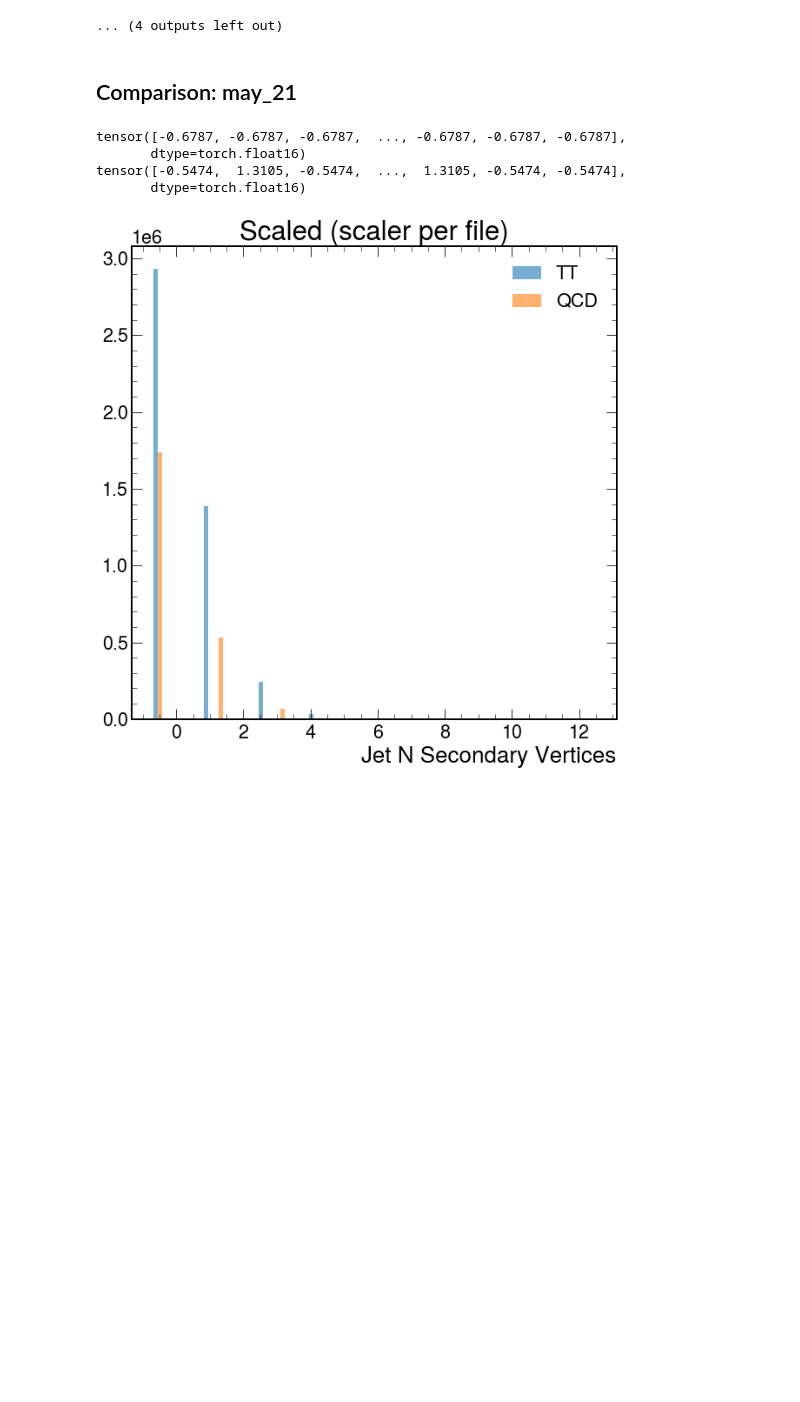
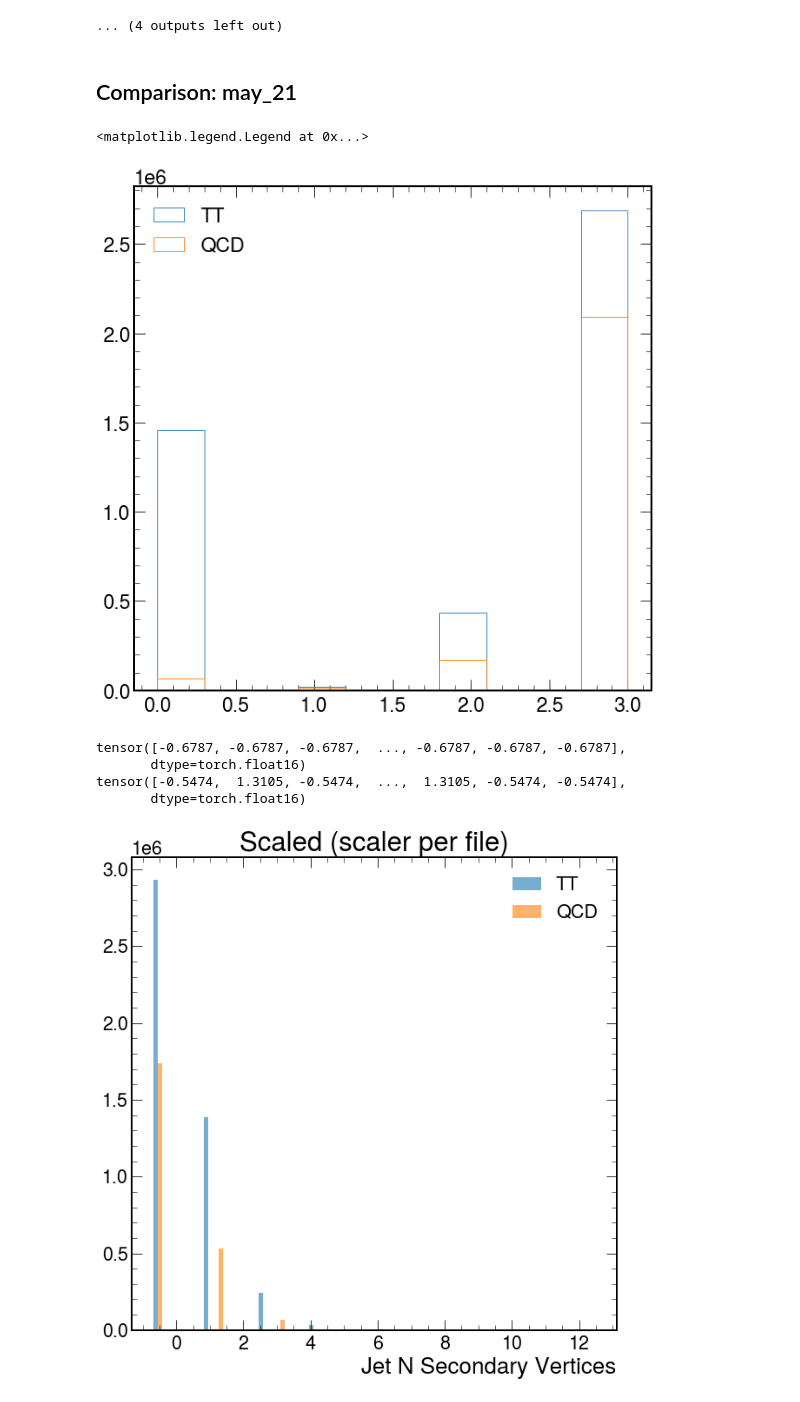
Before and after one commit to AnnikaStein/AI_Safety_2021, a Jupyter notebook: june_21/preparations/input_checks.ipynb, the cells around one changed output. Cells and saved outputs as stored; diff of their text form; code cells hidden in the pictures; blank space fills up the shorter version.

```diff
--- a/june_21/preparations/input_checks.ipynb
+++ b/june_21/preparations/input_checks.ipynb
@@ -226,6 +226,16 @@ qcd_example_may21 = torch.load(train_input_file_paths_may21[0])
 tt_example_may21 = torch.load(train_input_file_paths_may21[-1])
 qcd_scaler_may21 = torch.load(f'/hpcwork/um106329/may_21/scaled_QCD/scalers_0_with_default_{default}.pt')
 tt_scaler_may21 = torch.load(f'/hpcwork/um106329/may_21/scaled_TT/scalers_48_with_default_{default}.pt')
+# %%
+qcd_example_targets = torch.load(f'/hpcwork/um106329/may_21/scaled_QCD/train_targets_0_with_default_{default}.pt')
+tt_example_targets = torch.load(f'/hpcwork/um106329/may_21/scaled_TT/train_targets_48_with_default_{default}.pt')
+# %%
+plt.hist(tt_example_targets.numpy(),alpha=0.8,histtype='step')
+plt.hist(qcd_example_targets.numpy(),alpha=0.8,histtype='step')
+plt.legend(['TT','QCD'],loc='upper left')
+# %% [output]
+<matplotlib.legend.Legend at 0x...>
+[figure, added]
 # %%
 for prop in range(63,67):
     tt_scaled_may21 = tt_example_may21[:,prop]
```
Also changed, not shown: 6 other files.
